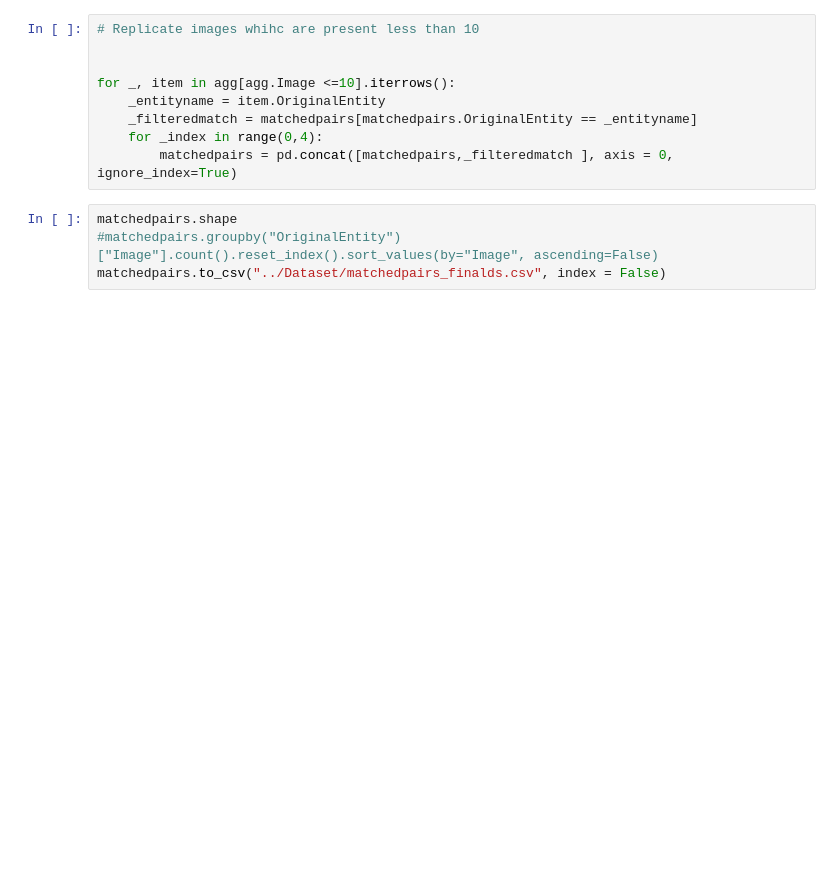
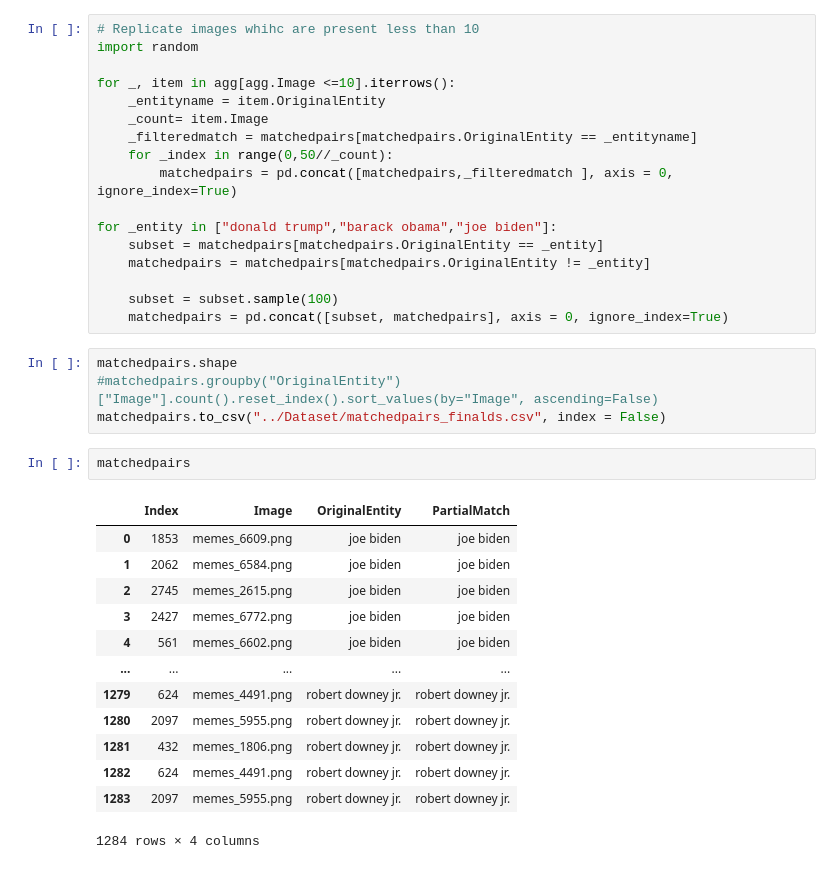
Before and after one commit to sidtandon2014/Dissecting-Harmful-Memes, a Jupyter notebook: Notebooks/EntityAnalysis.ipynb, the cells around one changed output. Saved outputs shown, nothing was run; the diff lists cells and outputs as text; blank space fills up the shorter version.

```diff
--- a/Notebooks/EntityAnalysis.ipynb
+++ b/Notebooks/EntityAnalysis.ipynb
@@ -297,14 +314,38 @@ agg[agg.Image <=10]
 | 20 | robert downey jr. | 3 |
 # %%
 # Replicate images whihc are present less than 10
-
+import random
 
 for _, item in agg[agg.Image <=10].iterrows():
     _entityname = item.OriginalEntity
+    _count= item.Image
     _filteredmatch = matchedpairs[matchedpairs.OriginalEntity == _entityname]
-    for _index in range(0,4):
+    for _index in range(0,50//_count):
         matchedpairs = pd.concat([matchedpairs,_filteredmatch ], axis = 0, ignore_index=True)
+
+for _entity in ["donald trump","barack obama","joe biden"]:
+    subset = matchedpairs[matchedpairs.OriginalEntity == _entity]
+    matchedpairs = matchedpairs[matchedpairs.OriginalEntity != _entity]
+
+    subset = subset.sample(100)
+    matchedpairs = pd.concat([subset, matchedpairs], axis = 0, ignore_index=True)
 # %%
 matchedpairs.shape
 #matchedpairs.groupby("OriginalEntity")["Image"].count().reset_index().sort_values(by="Image", ascending=False)
 matchedpairs.to_csv("../Dataset/matchedpairs_finalds.csv", index = False)
+# %%
+matchedpairs
+# %% [output]
+|  | Index | Image | OriginalEntity | PartialMatch |
+| 0 | 1853 | memes_6609.png | joe biden | joe biden |
+| 1 | 2062 | memes_6584.png | joe biden | joe biden |
+| 2 | 2745 | memes_2615.png | joe biden | joe biden |
+| 3 | 2427 | memes_6772.png | joe biden | joe biden |
+| 4 | 561 | memes_6602.png | joe biden | joe biden |
+| ... | ... | ... | ... | ... |
+| 1279 | 624 | memes_4491.png | robert downey jr. | robert downey jr. |
+| 1280 | 2097 | memes_5955.png | robert downey jr. | robert downey jr. |
+| 1281 | 432 | memes_1806.png | robert downey jr. | robert downey jr. |
+| 1282 | 624 | memes_4491.png | robert downey jr. | robert downey jr. |
+| 1283 | 2097 | memes_5955.png | robert downey jr. | robert downey jr. |
+1284 rows × 4 columns
```
Also changed, not shown: parts of 2 cells of this notebook, 2 other files.
